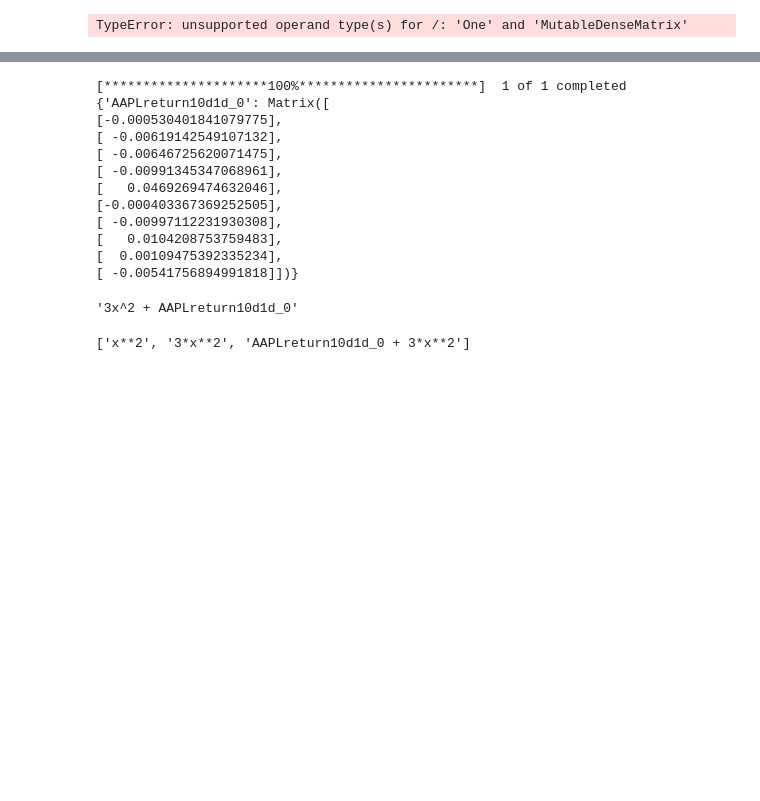
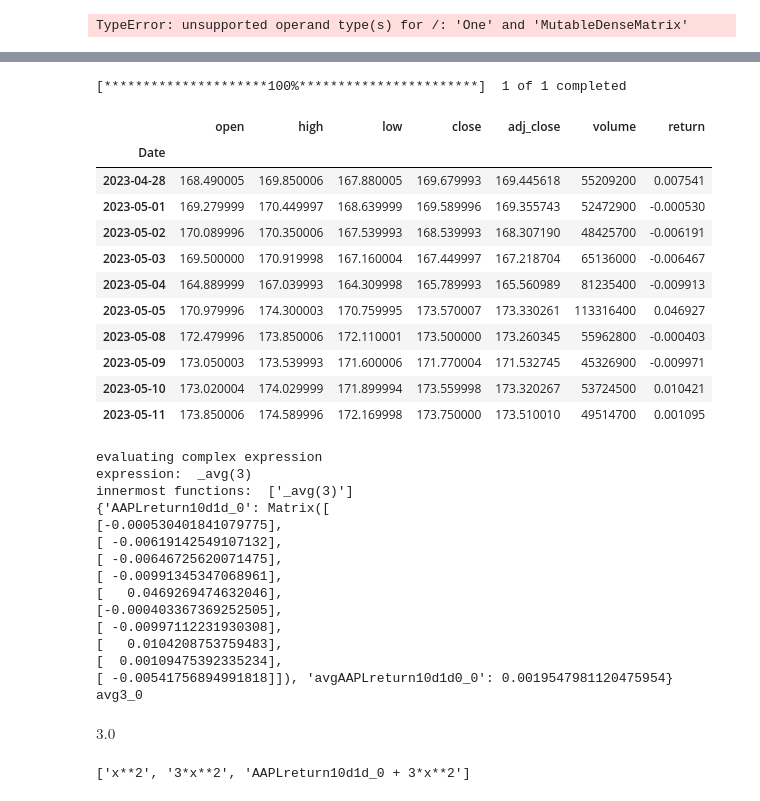
Before and after one commit to VinceXIV/intradr-api, a Jupyter notebook: test.ipynb, the cells around one changed output, grey strips where cells are left out. Drawn from its saved outputs; the diff is of its cells as text; code cells hidden in the pictures; blank space fills up the shorter version.

Commit message:
Enable backdating when calling asset functions

```diff
--- a/test.ipynb
+++ b/test.ipynb
@@ -61,10 +60,28 @@ numerical.summarize_historical_data("AAPL")
+# %%
+numer.get_historical_data("AAPL", "10d", "1d", backdate=2)
+# %% [output]
+[*********************100%***********************]  1 of 1 completed
+|  | open | high | low | close | adj_close | volume | return |
+| Date |  |  |  |  |  |  |  |
+| 2023-04-28 | 168.490005 | 169.850006 | 167.880005 | 169.679993 | 169.445618 | 55209200 | 0.007541 |
+| 2023-05-01 | 169.279999 | 170.449997 | 168.639999 | 169.589996 | 169.355743 | 52472900 | -0.000530 |
+| 2023-05-02 | 170.089996 | 170.350006 | 167.539993 | 168.539993 | 168.307190 | 48425700 | -0.006191 |
+| 2023-05-03 | 169.500000 | 170.919998 | 167.160004 | 167.449997 | 167.218704 | 65136000 | -0.006467 |
+| 2023-05-04 | 164.889999 | 167.039993 | 164.309998 | 165.789993 | 165.560989 | 81235400 | -0.009913 |
+| 2023-05-05 | 170.979996 | 174.300003 | 170.759995 | 173.570007 | 173.330261 | 113316400 | 0.046927 |
+| 2023-05-08 | 172.479996 | 173.850006 | 172.110001 | 173.500000 | 173.260345 | 55962800 | -0.000403 |
+| 2023-05-09 | 173.050003 | 173.539993 | 171.600006 | 171.770004 | 171.532745 | 45326900 | -0.009971 |
+| 2023-05-10 | 173.020004 | 174.029999 | 171.899994 | 173.559998 | 173.320267 | 53724500 | 0.010421 |
+| 2023-05-11 | 173.850006 | 174.589996 | 172.169998 | 173.750000 | 173.510010 | 49514700 | 0.001095 |
 # %%
 from expression import Expression
 
-expr = Expression(portfolio_assets=["AAPL"], str_expression="3x^2 + average(AAPL_return, 10d, 1m) * average(what, 5d, 1s)", variable_dict={"x": 10})
-expr.evaluate("3x^2 + _AAPL(return, 10d, 1d)")
+expr = Expression(assets=["AAPL"], str_expression="_avg(3)")
+expr.evaluate()
 # %% [output]
-[*********************100%***********************]  1 of 1 completed
+evaluating complex expression
+expression:  _avg(3)
+innermost functions:  ['_avg(3)']
 {'AAPLreturn10d1d_0': Matrix([
 [-0.000530401841079775],
 [ -0.00619142549107132],
@@ -75,8 +92,9 @@ expr.evaluate("3x^2 + _AAPL(return, 10d, 1d)")
 [ -0.00997112231930308],
 [   0.0104208753759483],
 [  0.00109475392335234],
-[ -0.00541756894991818]])}
+[ -0.00541756894991818]]), 'avgAAPLreturn10d1d0_0': 0.0019547981120475954}
+avg3_0
-'3x^2 + AAPLreturn10d1d_0'
+$\displaystyle 3.0$
 # %%
 from expressiontree import *
 
```
Also changed, not shown: parts of 5 cells of this notebook, 2 other files.
